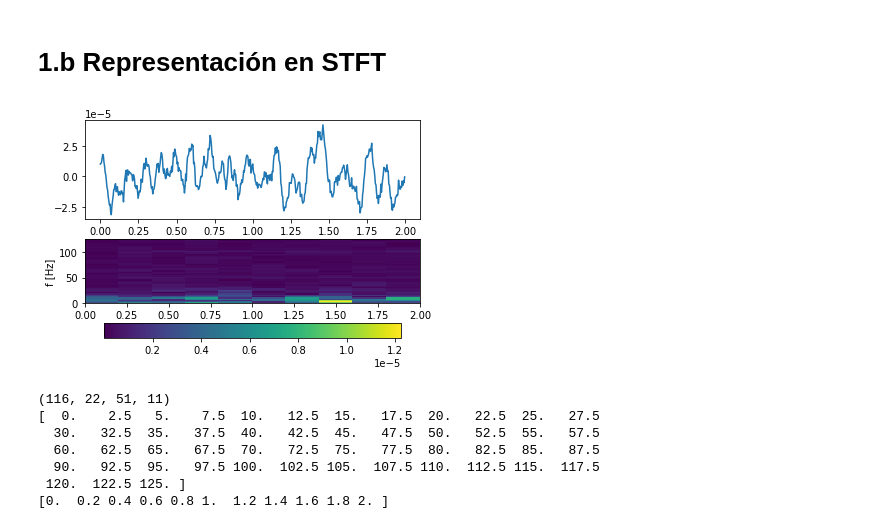
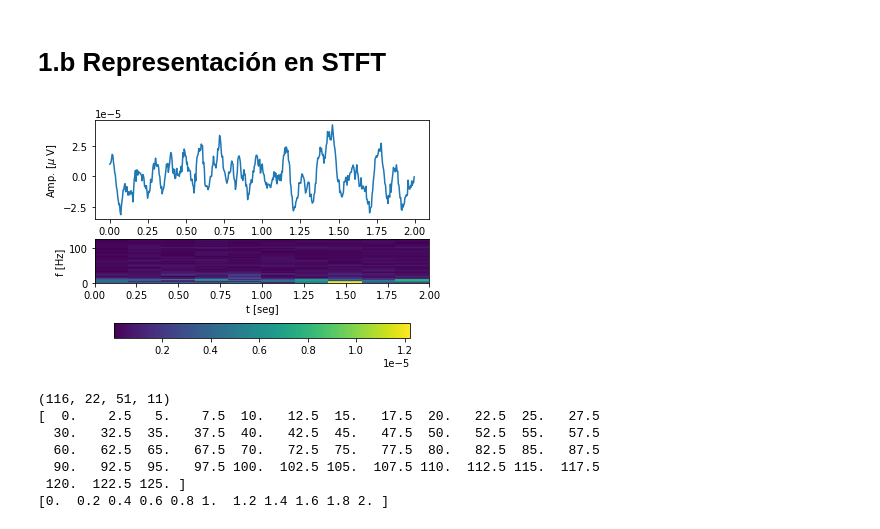
Before and after one commit to amalvarezme/ProcesoDigitalSen, a Jupyter notebook: ProyectoFinalPDS_20201.ipynb, the cells around one changed output. Drawn from its saved outputs; the diff is of its cells as text; code cells hidden in the pictures.

```diff
--- a/ProyectoFinalPDS_20201.ipynb
+++ b/ProyectoFinalPDS_20201.ipynb
@@ -173,22 +175,26 @@ NOTA: nos interesa la información en los ritmos cerebrales $\alpha\in[8,12] Hz$
 # %% [markdown]
 # 1.b Representación en STFT
 # %%
+#estimar stft con ventanas de nperseg puntos sobre eje temporal
 f,t,Xstft = stft(Xraw,fs=fs,nperseg=100,axis=2)
 Xstft = abs(Xstft)
+
+#graficar stft para un trial y un canal
 trail = 10
 chi = 11
 
 fig, ax = plt.subplots(2, 1)
 vt = np.arange(0,Xraw.shape[2]/fs,1/fs)
 ax[0].plot(vt,Xraw[trail,chi,:])
+ax[0].set_ylabel("Amp. [$\mu$ V]")
 im = ax[1].pcolormesh(t, f, Xstft[trail,chi])
-fig.colorbar(im, ax=ax[1],orientation="horizontal",pad=0.2)
+fig.colorbar(im, ax=ax[1],orientation="horizontal",pad=0.4)
 plt.gca()
 plt.xlabel('t [seg]')
 plt.ylabel('f [Hz]')
 plt.savefig('results/stft.pdf', dpi=300)
 # %% [output]
-[figure, old version]
+[figure, new version]
 # %%
 print(Xstft.shape) #epocas, Ch, puntos en frecuencia, #ventanas
 print(f)
```
Also changed, not shown: parts of 32 cells of this notebook.
